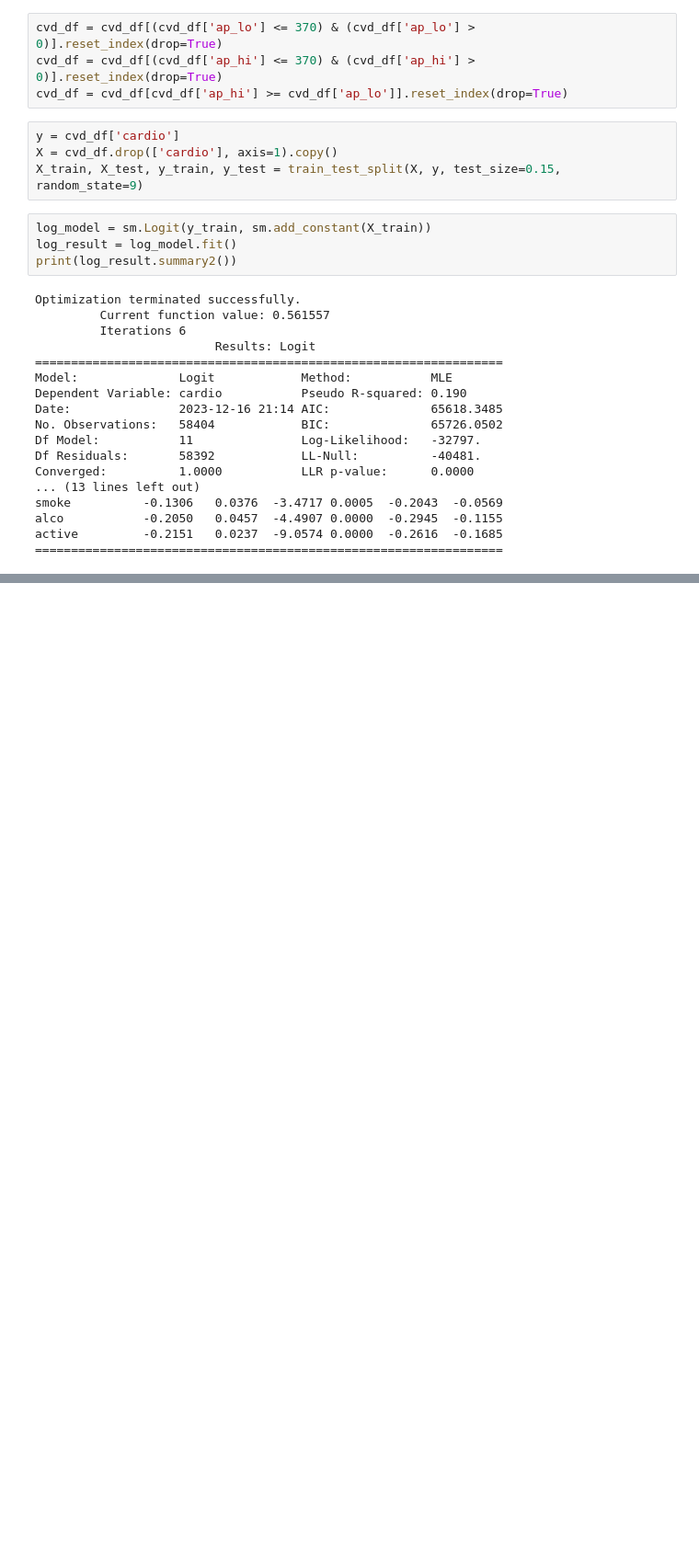
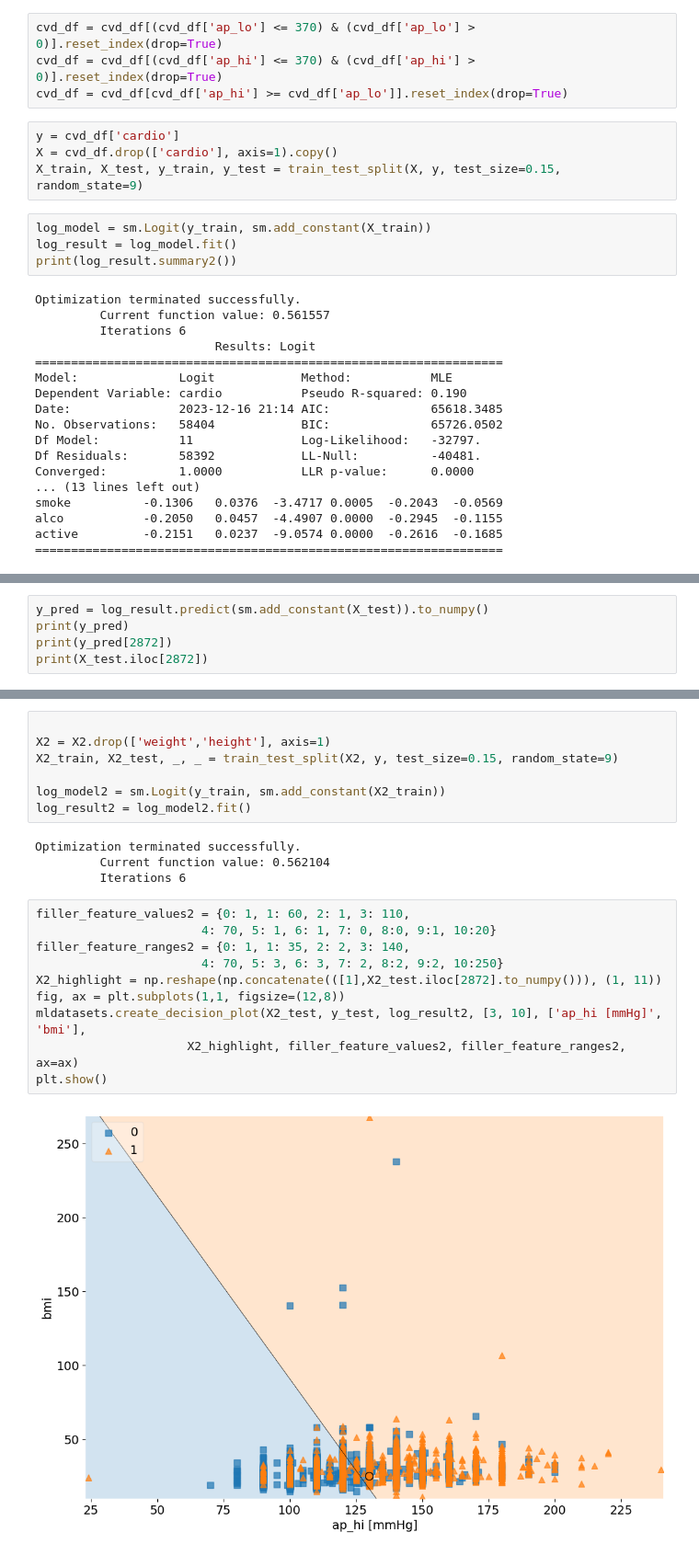
Before and after one commit to Schmidl-DS-Practice/vdsmlStarterLib, a Jupyter notebook: interpretableMLWpython/chapter2/cvd.ipynb, the cells around one changed output, grey strips where cells are left out. Shown at 92% size. Saved outputs shown, nothing was run; the diff lists cells and outputs as text; blank space fills up the shorter version.

```diff
--- a/interpretableMLWpython/chapter2/cvd.ipynb
+++ b/interpretableMLWpython/chapter2/cvd.ipynb
@@ -84,0 +132,5 @@ active         -0.2151   0.0237  -9.0574 0.0000  -0.2616  -0.1685
+# %%
+y_pred = log_result.predict(sm.add_constant(X_test)).to_numpy()
+print(y_pred)
+print(y_pred[2872])
+print(X_test.iloc[2872])
@@ -84,0 +219,23 @@ active         -0.2151   0.0237  -9.0574 0.0000  -0.2616  -0.1685
+# %%
+
+X2 = X2.drop(['weight','height'], axis=1)
+X2_train, X2_test, _, _ = train_test_split(X2, y, test_size=0.15, random_state=9)
+
+log_model2 = sm.Logit(y_train, sm.add_constant(X2_train))
+log_result2 = log_model2.fit()
+# %% [output]
+Optimization terminated successfully.
+         Current function value: 0.562104
+         Iterations 6
+# %%
+filler_feature_values2 = {0: 1, 1: 60, 2: 1, 3: 110,
+                       4: 70, 5: 1, 6: 1, 7: 0, 8:0, 9:1, 10:20}
+filler_feature_ranges2 = {0: 1, 1: 35, 2: 2, 3: 140,
+                       4: 70, 5: 3, 6: 3, 7: 2, 8:2, 9:2, 10:250}
+X2_highlight = np.reshape(np.concatenate(([1],X2_test.iloc[2872].to_numpy())), (1, 11))
+fig, ax = plt.subplots(1,1, figsize=(12,8))
+mldatasets.create_decision_plot(X2_test, y_test, log_result2, [3, 10], ['ap_hi [mmHg]', 'bmi'],
+                     X2_highlight, filler_feature_values2, filler_feature_ranges2, ax=ax)
+plt.show()
+# %% [output]
+[figure, added]
```
Also changed, not shown: parts of 8 cells of this notebook.
